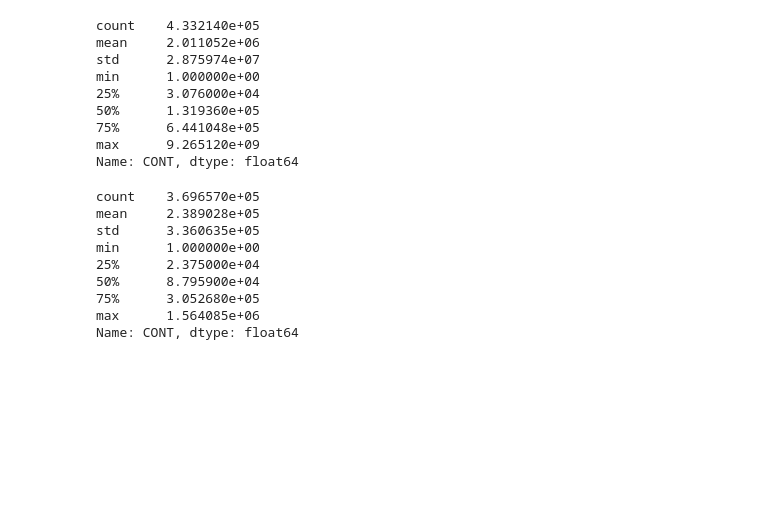
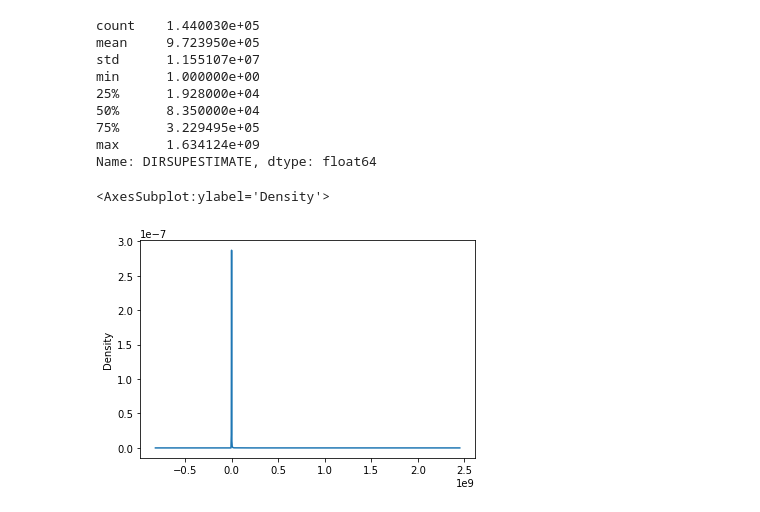
Before and after one commit to DSPG-Young-Scholars-Program/biokind_dspg23, a Jupyter notebook: nccs/code/contribution_trends.ipynb, the cells around one changed output. Drawn from its saved outputs; the diff is of its cells as text; code cells hidden in the pictures; blank space fills up the shorter version.

```diff
--- a/nccs/code/contribution_trends.ipynb
+++ b/nccs/code/contribution_trends.ipynb
@@ -3,3 +3,10 @@ import pandas as pd
 import matplotlib.pyplot as plt
 import plotly.express as px
 import plotly.graph_objects as go
+import geopandas as gpd
+import os
+
+from tabulate import tabulate
+
+DIR = "../data/"
+CONT_COL = "DIRSUPESTIMATE"
@@ -9,32 +13,34 @@ df = df[df['CONT'] > 0]
-# %%
-df['CONT'].describe()
-# %% [output]
-count    4.332140e+05
-mean     2.011052e+06
-std      2.875974e+07
-min      1.000000e+00
-25%      3.076000e+04
-50%      1.319360e+05
-75%      6.441048e+05
-max      9.265120e+09
-Name: CONT, dtype: float64
+# %%
+df = pd.read_csv('../data/distribution/merged_filtered.csv')
+df = df[df[CONT_COL] > 0]
+
+# ---- we should consider which territories to keep in -------------------
+# keep only continental us
+# to_remove = ['AS', 'FO', 'FM', 'GU', 'HI', 'MH', 'MP', 'PR', 'AK', 'VI']
+# df = df[(df['STATE'].isna() == False)]
+# for st in to_remove:
+#     df = df[df['STATE'] != st]
+# ------------------------------------------------------------------------
+# %%
+print(df[CONT_COL].describe())
+df[CONT_COL].plot(kind='kde')
+# %% [output]
+count    1.440030e+05
+mean     9.723950e+05
+std      1.155107e+07
+min      1.000000e+00
+25%      1.928000e+04
+50%      8.350000e+04
+75%      3.229495e+05
+max      1.634124e+09
+Name: DIRSUPESTIMATE, dtype: float64
+<AxesSubplot:ylabel='Density'>
+[figure, added]
 # %%
 # remove outliers
-q1 = df['CONT'].quantile(0.25)
-q3 = df['CONT'].quantile(0.75)
+q1 = df[CONT_COL].quantile(0.25)
+q3 = df[CONT_COL].quantile(0.75)
 iqr = q3 - q1
 low = q1 - 1.5 * iqr
 high = q3 + 1.5 * iqr
-df = df[(df['CONT'] < high)]
-
-df['CONT'].describe()
+df = df[(df[CONT_COL] < high)]
-# %% [output]
-count    3.696570e+05
-mean     2.389028e+05
-std      3.360635e+05
-min      1.000000e+00
-25%      2.375000e+04
-50%      8.795900e+04
-75%      3.052680e+05
-max      1.564085e+06
-Name: CONT, dtype: float64
```
Also changed, not shown: parts of 9 cells of this notebook, 1 other file.
